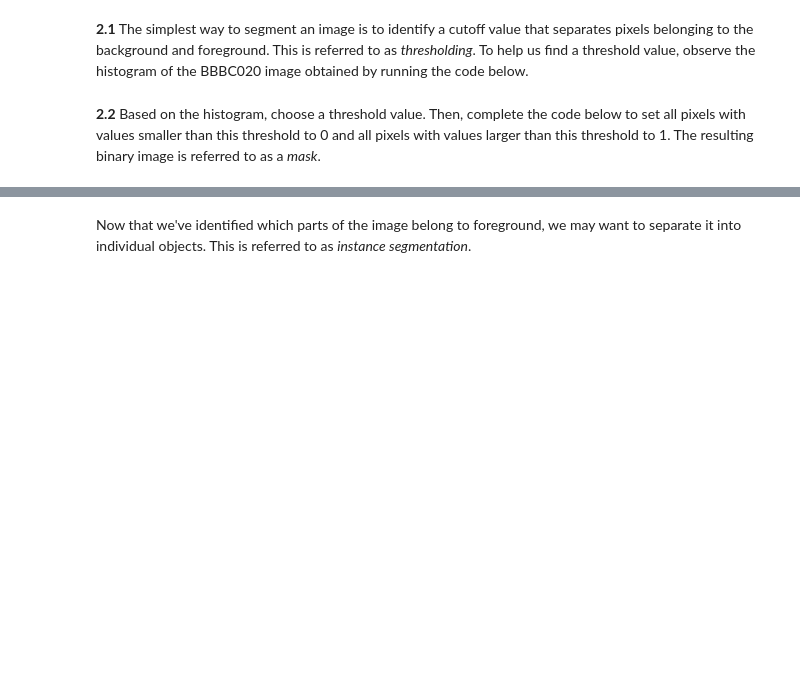
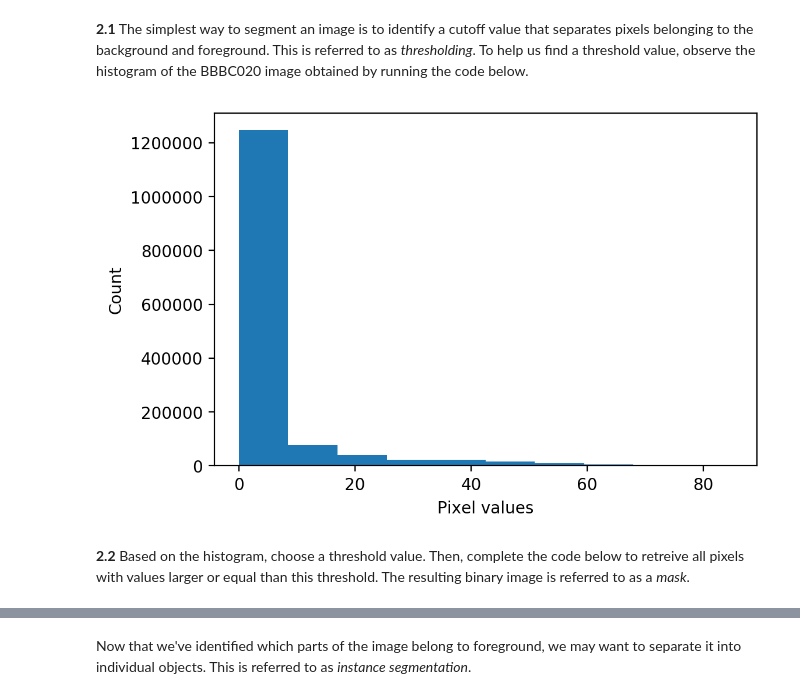
Before and after one commit to uhlmanngroup/imagequantification101, a Jupyter notebook: 2 - Segmentation.ipynb, the cells around one changed output, grey strips where cells are left out. Drawn from its saved outputs; the diff is of its cells as text; code cells hidden in the pictures; blank space fills up the shorter version.

```diff
--- a/2 - Segmentation.ipynb
+++ b/2 - Segmentation.ipynb
@@ -66,5 +69,13 @@ plt.show()
 As a first step, we will attempt to group pixels into two broad "background" (containing no relevant information) and "foreground" (containing the objects of interest) categories. This is referred to as *semantic segmentation*.
 # %% [markdown]
 **2.1** The simplest way to segment an image is to identify a cutoff value that separates pixels belonging to the background and foreground. This is referred to as *thresholding*. To help us find a threshold value, observe the  histogram of the BBBC020 image obtained by running the code below.
+# %%
+# Plot histogram
+plt.hist(bbbc020_easy.ravel())
+plt.xlabel("Pixel values")
+plt.ylabel("Count")
+plt.show()
+# %% [output]
+[figure, added]
 # %% [markdown]
-**2.2** Based on the histogram, choose a threshold value. Then, complete the code below to set all pixels with values smaller than this threshold to 0 and all pixels with values larger than this threshold to 1. The resulting binary image is referred to as a *mask*.
+**2.2** Based on the histogram, choose a threshold value. Then, complete the code below to retreive all pixels with values larger or equal than this threshold. The resulting binary image is referred to as a *mask*.
```
Also changed, not shown: parts of 22 cells of this notebook.
